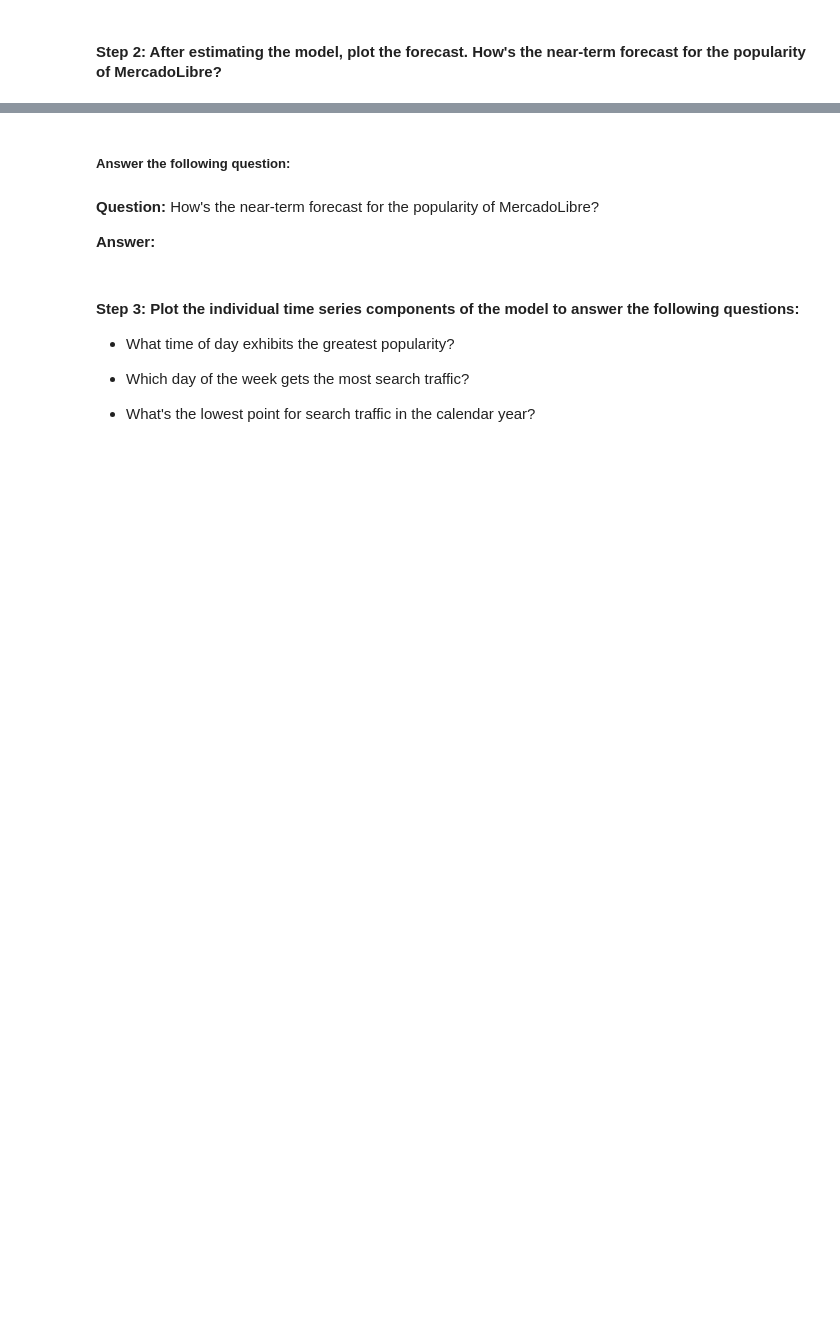
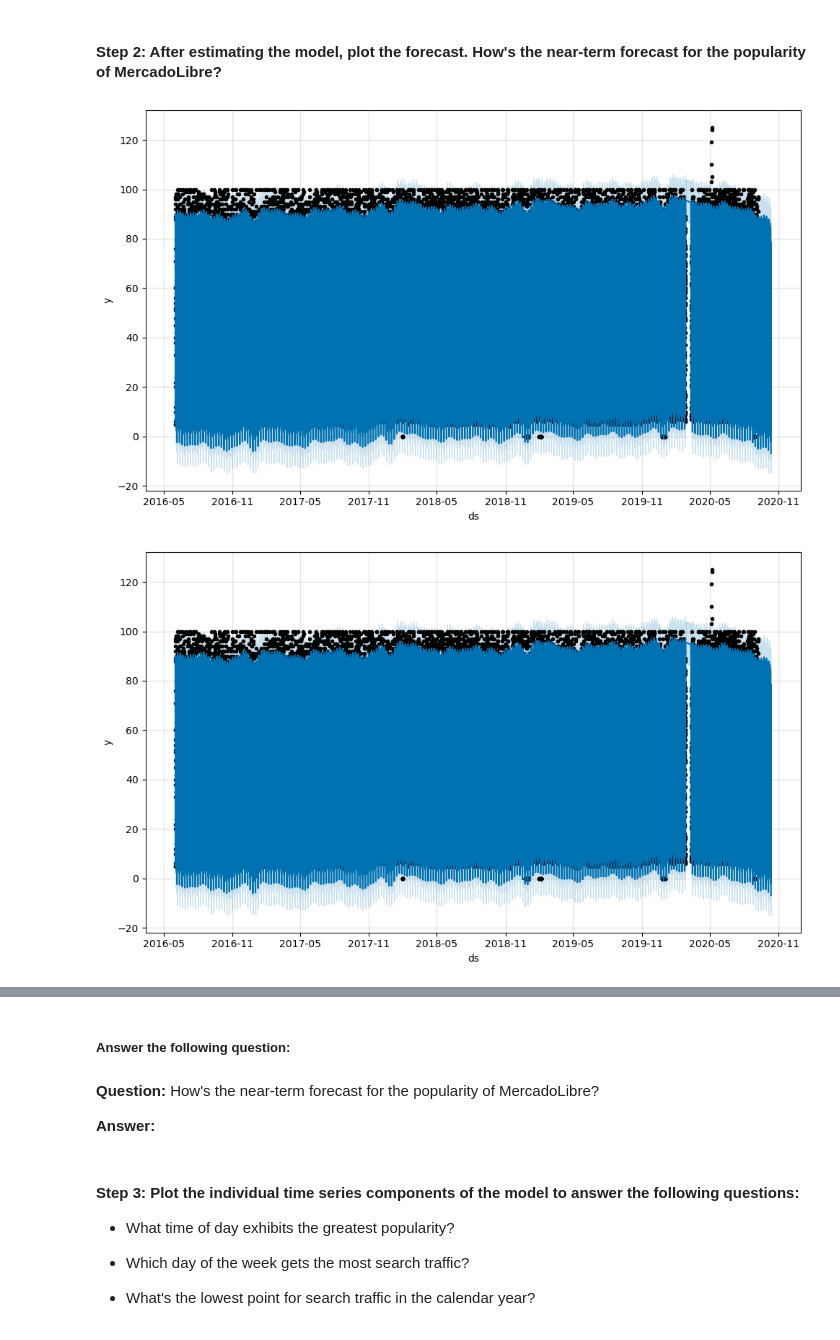
Before and after one commit to shawnakumar/prophet-challenge, a Jupyter notebook: forecasting_net_prophet.ipynb, the cells around one changed output, grey strips where cells are left out. Cells and saved outputs as stored; diff of their text form; code cells hidden in the pictures; blank space fills up the shorter version.

```diff
--- a/forecasting_net_prophet.ipynb
+++ b/forecasting_net_prophet.ipynb
@@ -534,2 +538,3 @@ display(mercado_prophoet_df.tail())
 # %%
 # Fit the time-series model.
+m.fit(df_mercado_trends)
@@ -536,6 +545,7 @@ display(mercado_prophoet_df.tail())
 # %%
 # Create a future dataframe to hold predictions
 # Make the prediction go out as far as 2000 hours (approx 80 days)
-
+future_mercado_trends = m.make_future_dataframe(periods=800, freq='H')
 
 # View the last five rows of the future_mercado_trends DataFrame
+display(future_mercado_trends.tail(5))
@@ -542,5 +559,6 @@ display(mercado_prophoet_df.tail())
 # %%
 # Make the predictions for the trend data using the future_mercado_trends DataFrame
-
+forcast_mercado_trends = m.predict(future_mercado_trends)
 
 # Display the first five rows of the forecast_mercado_trends DataFrame
+forcast_mercado_trends.head(5)
@@ -548,3 +574,7 @@ display(mercado_prophoet_df.tail())
 #### Step 2: After estimating the model, plot the forecast. How's the near-term forecast for the popularity of MercadoLibre?
 # %%
 # Plot the Prophet predictions for the Mercado trends data
+m.plot(forcast_mercado_trends)
+# %% [output]
+[figure, added]
+[figure, added]
```
Also changed, not shown: parts of 9 cells of this notebook.
